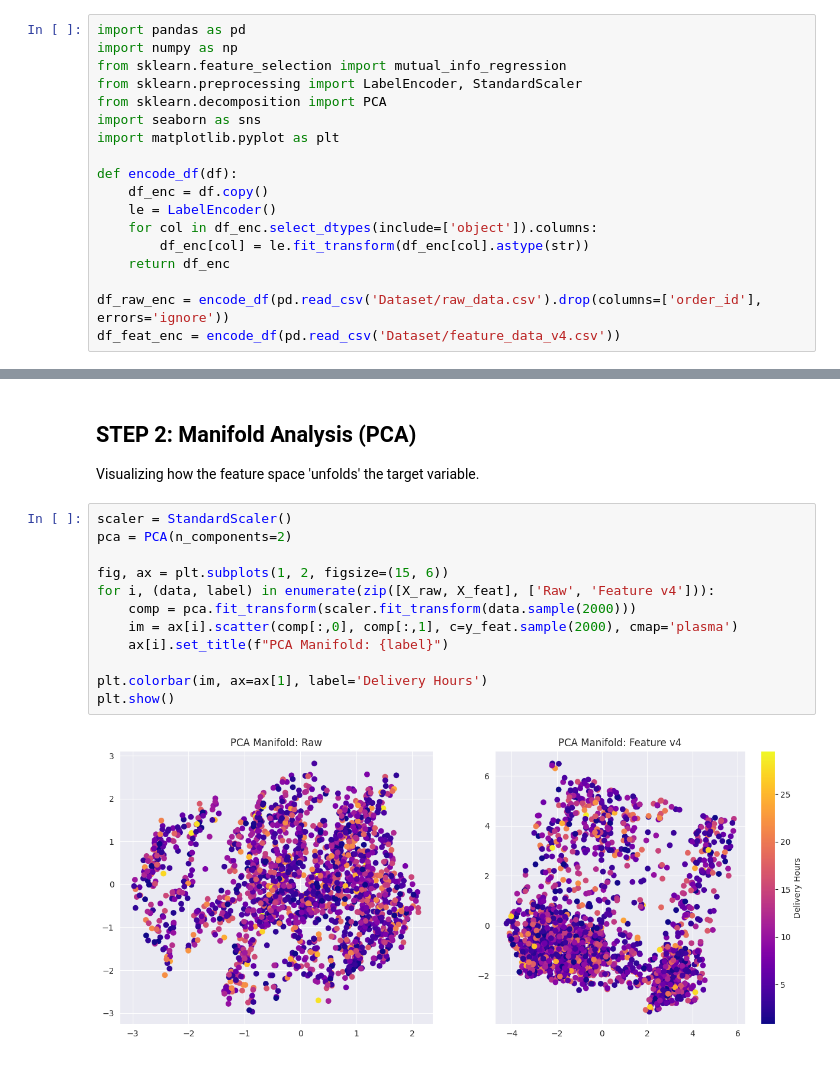
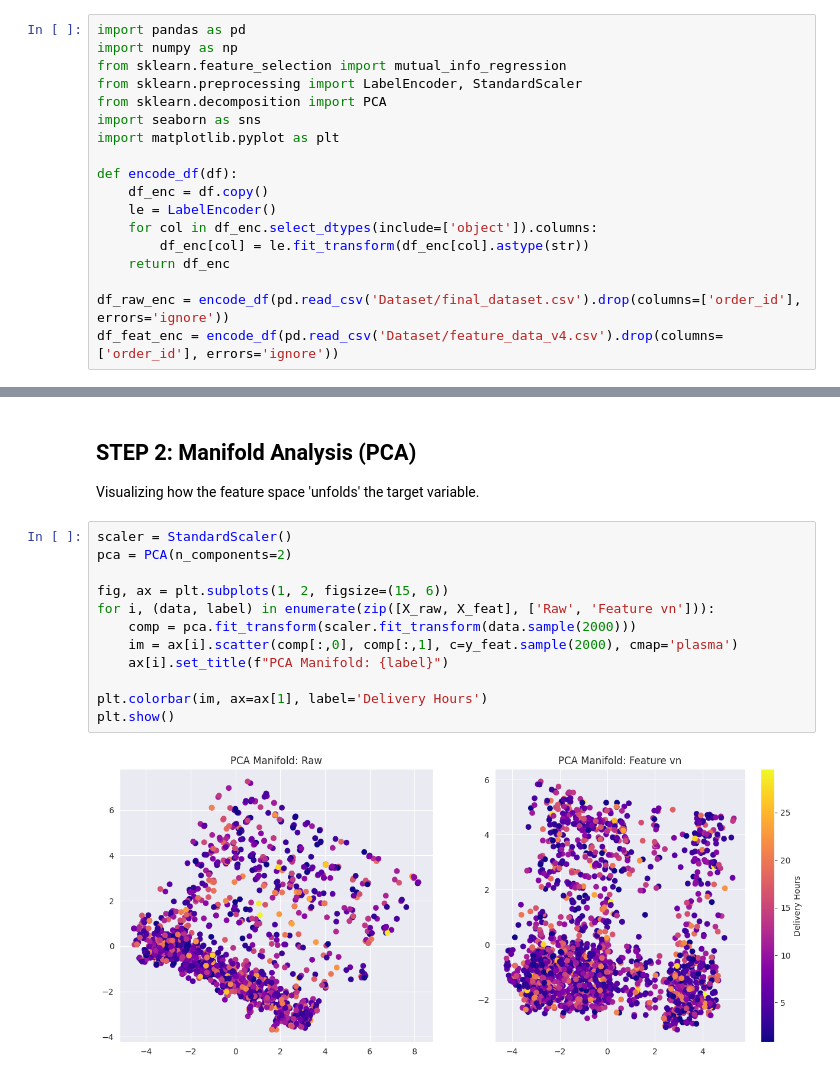
Before and after one commit to b12hub/AI_Project, a Jupyter notebook: Data_Quality_Validation.ipynb, the cells around one changed output, grey strips where cells are left out. Cells and saved outputs as stored; diff of their text form.

```diff
--- a/Data_Quality_Validation.ipynb
+++ b/Data_Quality_Validation.ipynb
@@ -17,8 +17,8 @@ def encode_df(df):
         df_enc[col] = le.fit_transform(df_enc[col].astype(str))
     return df_enc
 
-df_raw_enc = encode_df(pd.read_csv('Dataset/raw_data.csv').drop(columns=['order_id'], errors='ignore'))
-df_feat_enc = encode_df(pd.read_csv('Dataset/feature_data_v4.csv'))
+df_raw_enc = encode_df(pd.read_csv('Dataset/final_dataset.csv').drop(columns=['order_id'], errors='ignore'))
+df_feat_enc = encode_df(pd.read_csv('Dataset/feature_data_v4.csv').drop(columns=['order_id'], errors='ignore'))
 # %% [markdown]
 ## **STEP 1: Mutual Information (MI) Comparison**
 Quantifying non-linear predictive power gain.
@@ -44,14 +44,14 @@ Visualizing how the feature space 'unfolds' the target variable.
 # %%
 scaler = StandardScaler()
 pca = PCA(n_components=2)
 
 fig, ax = plt.subplots(1, 2, figsize=(15, 6))
-for i, (data, label) in enumerate(zip([X_raw, X_feat], ['Raw', 'Feature v4'])):
+for i, (data, label) in enumerate(zip([X_raw, X_feat], ['Raw', 'Feature vn'])):
     comp = pca.fit_transform(scaler.fit_transform(data.sample(2000)))
     im = ax[i].scatter(comp[:,0], comp[:,1], c=y_feat.sample(2000), cmap='plasma')
     ax[i].set_title(f"PCA Manifold: {label}")
 
 plt.colorbar(im, ax=ax[1], label='Delivery Hours')
 plt.show()
 # %% [output]
-[figure, old version]
+[figure, new version]
```
Also changed, not shown: parts of 1 cell of this notebook, 18 other files.
